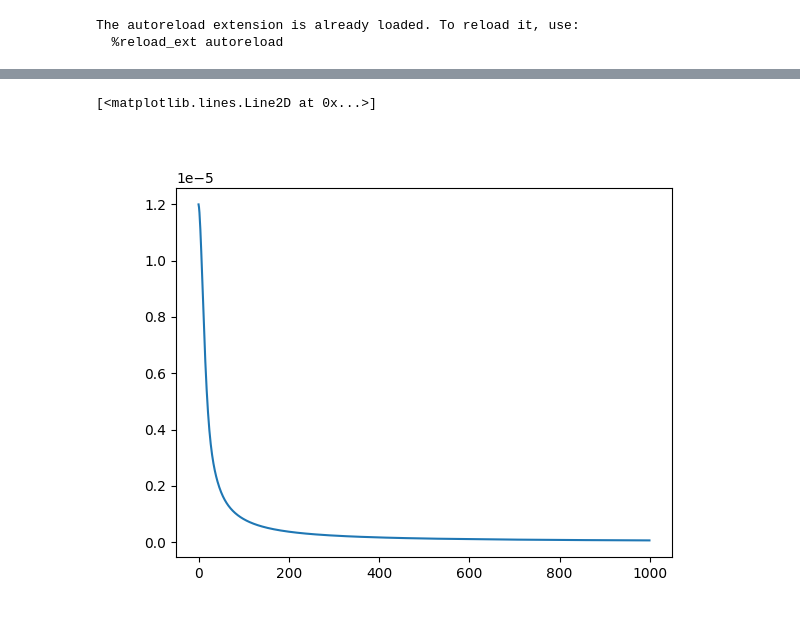
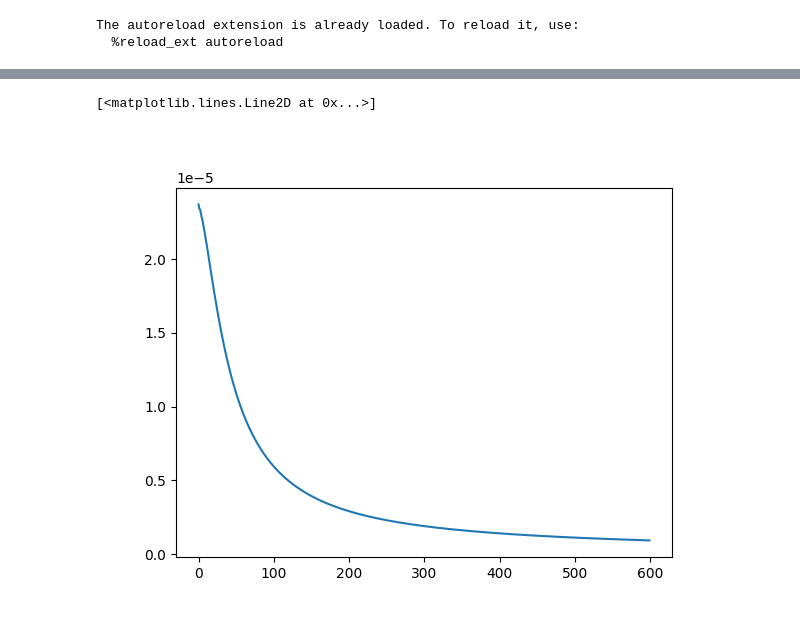
Before and after one commit to mingxuancai/FluoPhaseRecon, a Jupyter notebook: main.ipynb, the cells around one changed output, grey strips where cells are left out. Cells and saved outputs as stored; diff of their text form; code cells hidden in the pictures.

```diff
--- a/main.ipynb
+++ b/main.ipynb
@@ -59,7 +63,7 @@ phantom = torch.zeros((200, 200, 25), dtype=dtype)
 solver_params = dict(wavelength = wavelength, na = na, \
                      RI_measure = n_measure, sigma = 2 * np.pi * dz / wavelength,\
                      fx_illu_list = fx_illu_list, fy_illu_list = fy_illu_list, fz_illu_list = fz_illu_list, \
-                     voxel_size=(dy,dx,dz), pad = False, pad_size=(50,50))
+                     voxel_size=(dy,dx,dz), pad = True, pad_size=(50,50))
 phase_obj_3d = PhaseObject3D(shape=phantom.shape, voxel_size=(dy,dx,dz), RI=n_b)
 solver_obj = Multislice(phase_obj_3d=phase_obj_3d, **solver_params)
 solver_obj.setScatteringMethod(model="MultiPhaseContrast")  # solver.obj._x set to zero
@@ -71,6 +75,9 @@ solver_obj.setScatteringMethod(model="MultiPhaseContrast")  # solver.obj._x set
 phantom_coordinates = sio.loadmat("phantomPoisson_nooverlap.mat")
 phantom_temp = phantom_coordinates["phantomPoisson"]
 solver_obj._x[50:150, 50:150, :] = torch.from_numpy(phantom_temp) * 0.1
+
+for i in range(25):
+    solver_obj._x[:,:,i] = torch.fft.ifftshift(solver_obj._x[:,:,i])
 
 # Show object
 filled_phantom = np.array(solver_obj._x)
@@ -89,5 +96,5 @@ init()
 def updateFrames(i):
     frames[0].set_data(np.real(filled_phantom.transpose(2, 0, 1)[i]))
 
-interact(updateFrames, i=IntSlider(min=0, max=24, step=1, value=0))
+interact(updateFrames, i=IntSlider(min=0, max=99, step=1, value=0))
 # %% [output]
@@ -99,3 +130,11 @@ interactive(children=(IntSlider(value=0, description='i', max=24), Output()), _d
 # Generate forward prediction
 # ---------------------------#
 forward_field_mb, fields = solver_obj.forward(obj=solver_obj._x)
+# %%
+obj_show = np.zeros([200,200])
+for i in range(25):
+    obj_show += filled_phantom[:,:,i]
+
+plt.figure()
+plt.imshow(np.fft.fftshift(obj_show))
+plt.title('added up all the slices of target phase object (projection)')
@@ -131,10 +200,11 @@ X = torch.zeros_like(solver_obj._x, dtype=dtype, requires_grad=True, device=devi
 for source_num in range(solver_obj.number_illum):
     forward_field_mb[source_num] = forward_field_mb[source_num].to(device)
 
-n_iters = 1000
+n_iters = 2000
 learning_rate = 1e3
 optimizer = torch.optim.SGD([X], lr=learning_rate, momentum=0.9)
 #f = plt.figure(1)
+
 
 losslist = []
 
@@ -203,10 +277,10 @@ interact(updateFrames, i=IntSlider(min=0, max=24, step=1, value=0))
 # %%
 plt.figure()
 loss_show = []
-for i in range(1000):
+for i in range(600):
     loss_show.append(losslist[i].detach().numpy())
 plt.plot(loss_show)
 # %% [output]
 [<matplotlib.lines.Line2D at 0x...>]
-[figure, old version]
+[figure, new version]
 # %%
```
Also changed, not shown: parts of 15 cells of this notebook, 3 other files.
